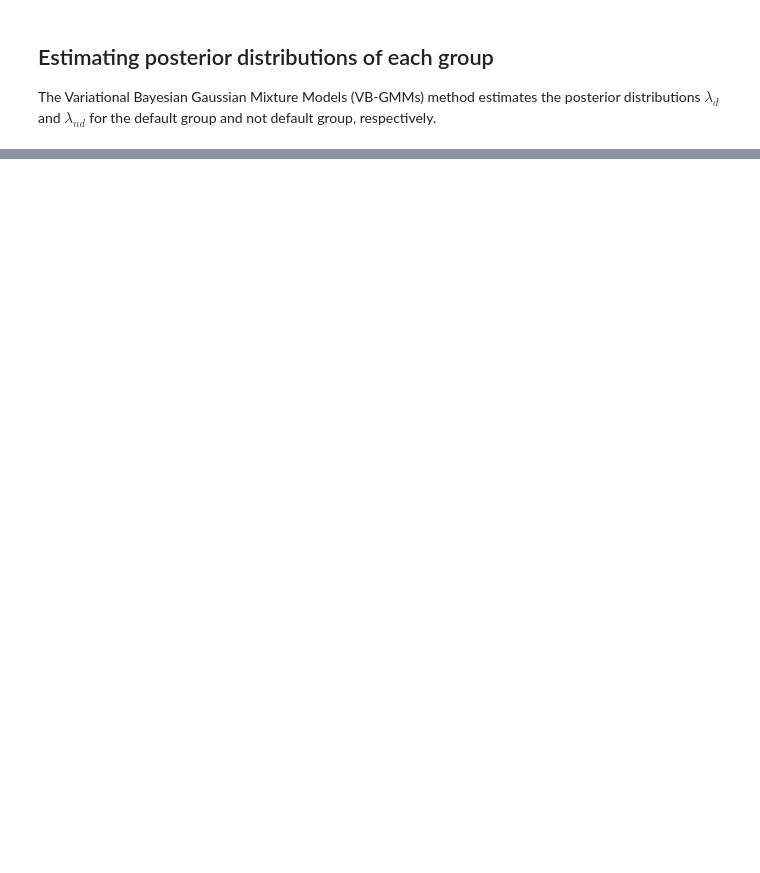
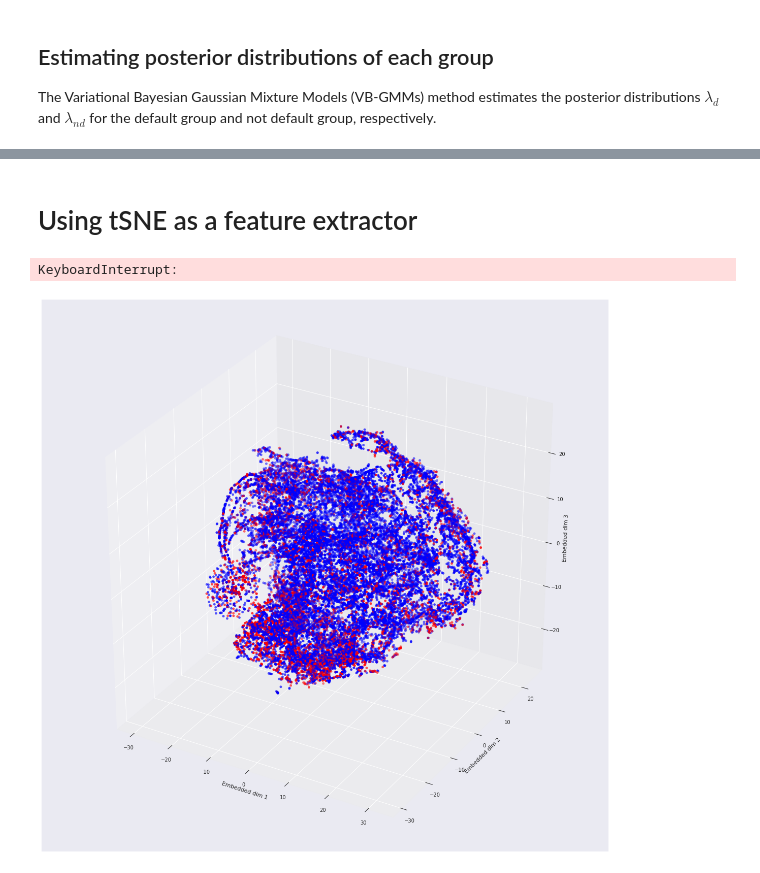
Before and after one commit to caiotaniguchi/accenture-hackathon-manguetown, a Jupyter notebook: notebooks/TrainingModelsVBGMM.ipynb, the cells around one changed output, grey strips where cells are left out. Saved outputs shown, nothing was run; the diff lists cells and outputs as text; code cells hidden in the pictures; blank space fills up the shorter version.

```diff
--- a/notebooks/TrainingModelsVBGMM.ipynb
+++ b/notebooks/TrainingModelsVBGMM.ipynb
@@ -106,0 +117,25 @@ plt.show()
+# %% [markdown]
+# Using tSNE as a feature extractor
+# %%
+from sklearn.manifold import TSNE
+
+tsne = TSNE(n_components=2, init='random',
+            random_state=2, perplexity=5)
+mdata_tsne_transform = tsne.fit_transform(mdata)
+# %% [output]
+KeyboardInterrupt:
+# %%
+from mpl_toolkits.mplot3d import Axes3D
+
+fig = plt.figure(figsize=(20,20))
+ax = fig.add_subplot(111, projection='3d')
+color_dict = {0: 'b', 1: 'r'}
+
+ax.scatter(mdata_tsne_transform[:,0], mdata_tsne_transform[:,1], mdata_tsne_transform[:,2],
+           c=[color_dict[label] for label in cc_data['default payment next month'].values])
+ax.set_xlabel('Embedded dim 1')
+ax.set_ylabel('Embedded dim 2')
+ax.set_zlabel('Embedded dim 3')
+plt.show()
+# %% [output]
+[figure, added]
```
Also changed, not shown: parts of 8 cells of this notebook, 2 other files.
